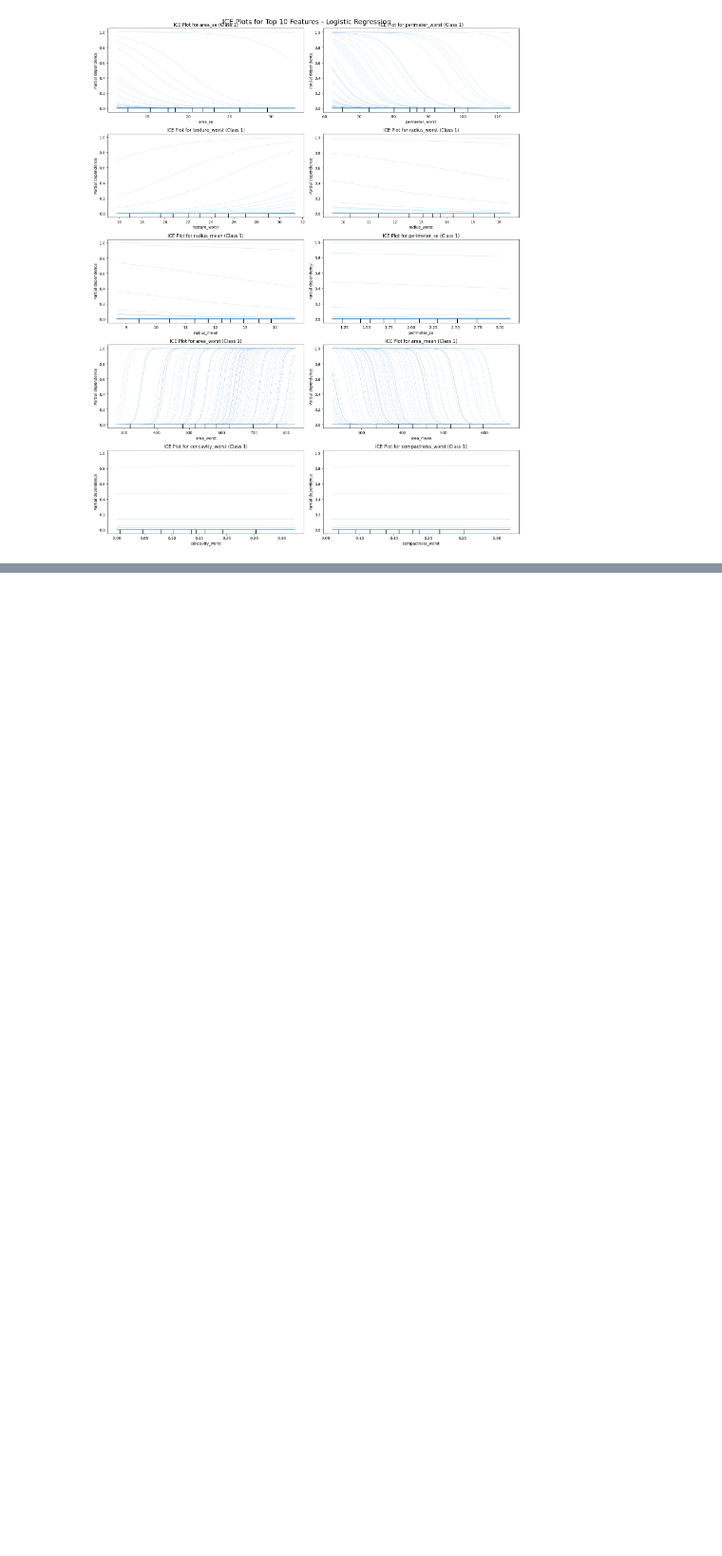
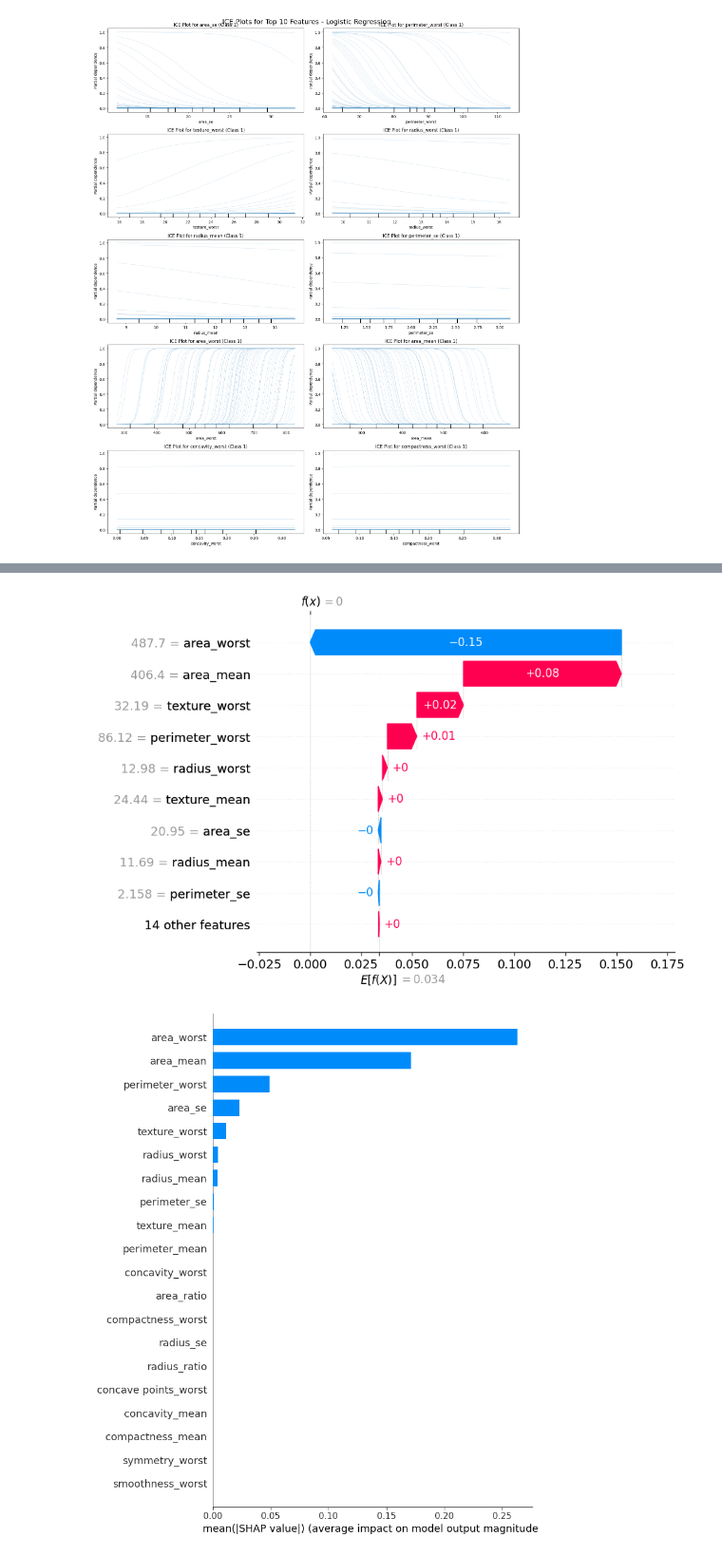
Before and after one commit to AlHasSaN0ALi/Project-Phase-3---DSAI-305, a Jupyter notebook: Model_LG_Alhassan_DASI_305_Phase3.ipynb, the cells around one changed output, grey strips where cells are left out. Shown at 95% size. Drawn from its saved outputs; the diff is of its cells as text; code cells hidden in the pictures; blank space fills up the shorter version.

```diff
--- a/Model_LG_Alhassan_DASI_305_Phase3.ipynb
+++ b/Model_LG_Alhassan_DASI_305_Phase3.ipynb
@@ -319,0 +360,15 @@ plt.show()
+# %%
+explainer = shap.Explainer(lr_model.predict_proba, X_test)
+shap_values = explainer(X_test)
+
+shap_values_single = shap_values[:, :, 1]
+
+shap.plots.waterfall(shap_values_single[0])
+
+shap.summary_plot(shap_values[:, :, 1], X_test, plot_type="bar")
+
+if "radius_mean" in X.columns:
+    shap.dependence_plot("radius_mean", shap_values_single.values.squeeze(), X_test, feature_names=X.columns)
+# %% [output]
+[figure, added]
+[figure, added]
```
Also changed, not shown: parts of 7 cells of this notebook.
